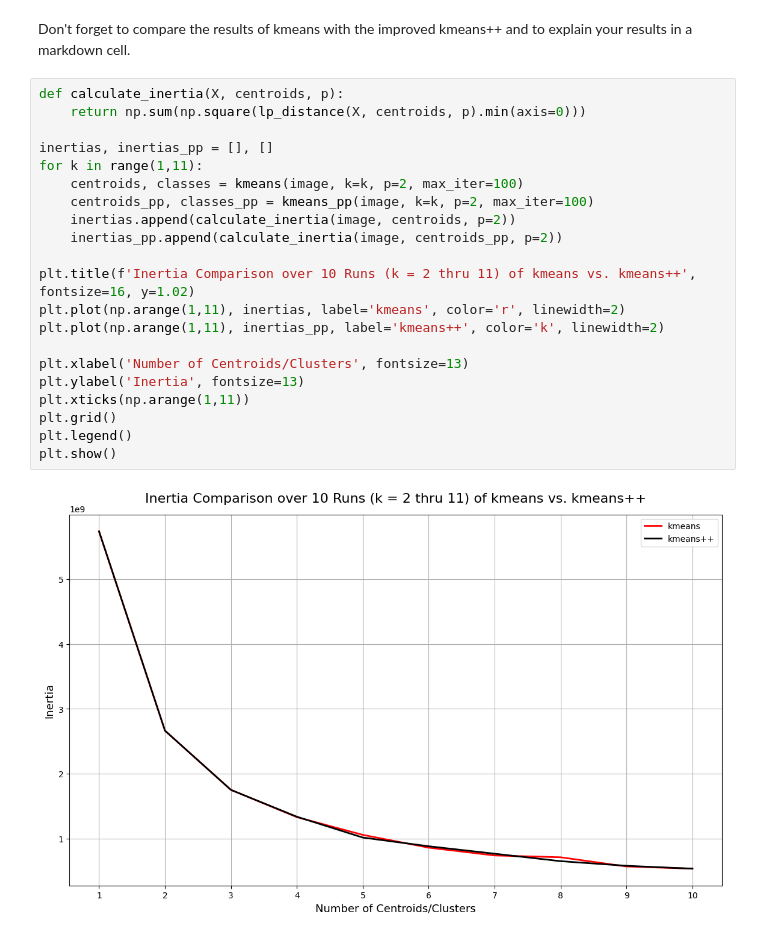
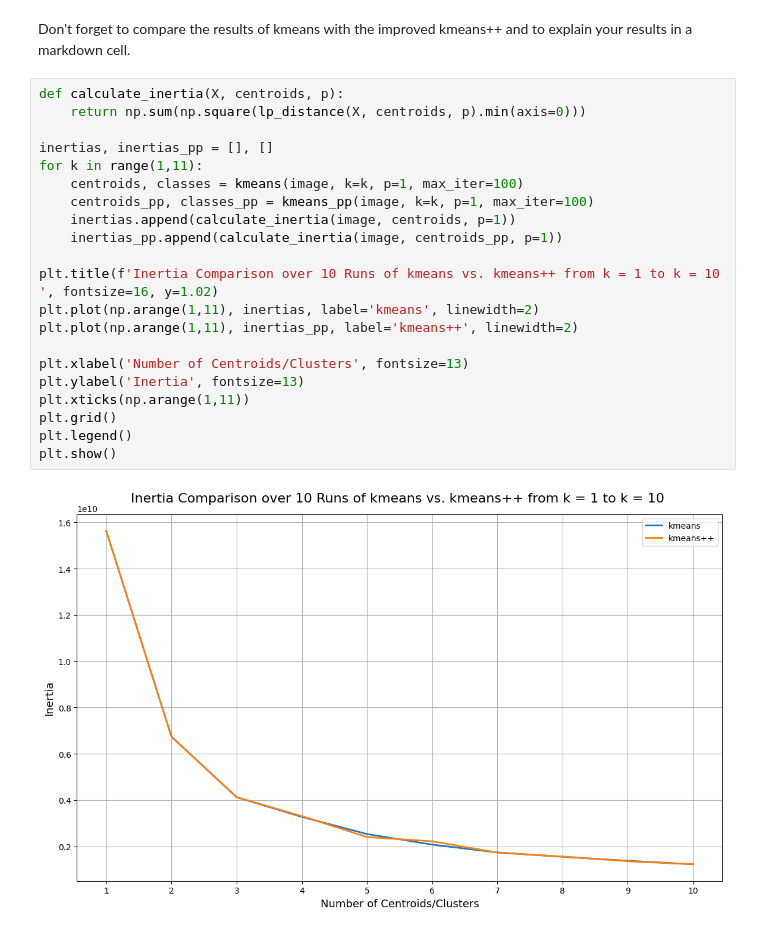
Before and after one commit to nivdoron1/Machine-Learning-From-Data, a Jupyter notebook: Clustering/hw6.ipynb, the cells around one changed output. Cells and saved outputs as stored; diff of their text form.

```diff
--- a/Clustering/hw6.ipynb
+++ b/Clustering/hw6.ipynb
@@ -194,23 +194,23 @@ Don't forget to compare the results of kmeans with the improved kmeans++ and to
 # %%
 def calculate_inertia(X, centroids, p):
     return np.sum(np.square(lp_distance(X, centroids, p).min(axis=0)))
 
 inertias, inertias_pp = [], []
 for k in range(1,11):
-    centroids, classes = kmeans(image, k=k, p=2, max_iter=100)
-    centroids_pp, classes_pp = kmeans_pp(image, k=k, p=2, max_iter=100)
-    inertias.append(calculate_inertia(image, centroids, p=2))
-    inertias_pp.append(calculate_inertia(image, centroids_pp, p=2))
+    centroids, classes = kmeans(image, k=k, p=1, max_iter=100)
+    centroids_pp, classes_pp = kmeans_pp(image, k=k, p=1, max_iter=100)
+    inertias.append(calculate_inertia(image, centroids, p=1))
+    inertias_pp.append(calculate_inertia(image, centroids_pp, p=1))
 
-plt.title(f'Inertia Comparison over 10 Runs (k = 2 thru 11) of kmeans vs. kmeans++', fontsize=16, y=1.02)
-plt.plot(np.arange(1,11), inertias, label='kmeans', color='r', linewidth=2)
-plt.plot(np.arange(1,11), inertias_pp, label='kmeans++', color='k', linewidth=2)
+plt.title(f'Inertia Comparison over 10 Runs of kmeans vs. kmeans++ from k = 1 to k = 10 ', fontsize=16, y=1.02)
+plt.plot(np.arange(1,11), inertias, label='kmeans', linewidth=2)
+plt.plot(np.arange(1,11), inertias_pp, label='kmeans++', linewidth=2)
 
 plt.xlabel('Number of Centroids/Clusters', fontsize=13)
 plt.ylabel('Inertia', fontsize=13)
 plt.xticks(np.arange(1,11))
 plt.grid()
 plt.legend()
 plt.show()
 # %% [output]
-[figure, old version]
+[figure, new version]
```
Also changed, not shown: parts of 8 cells of this notebook.
